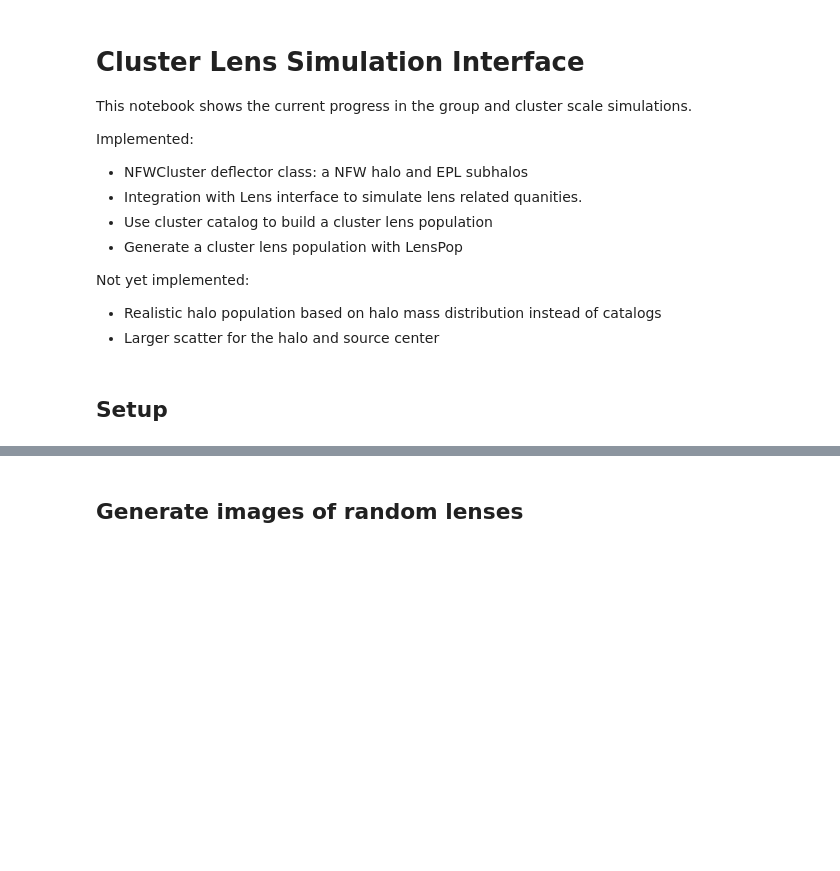
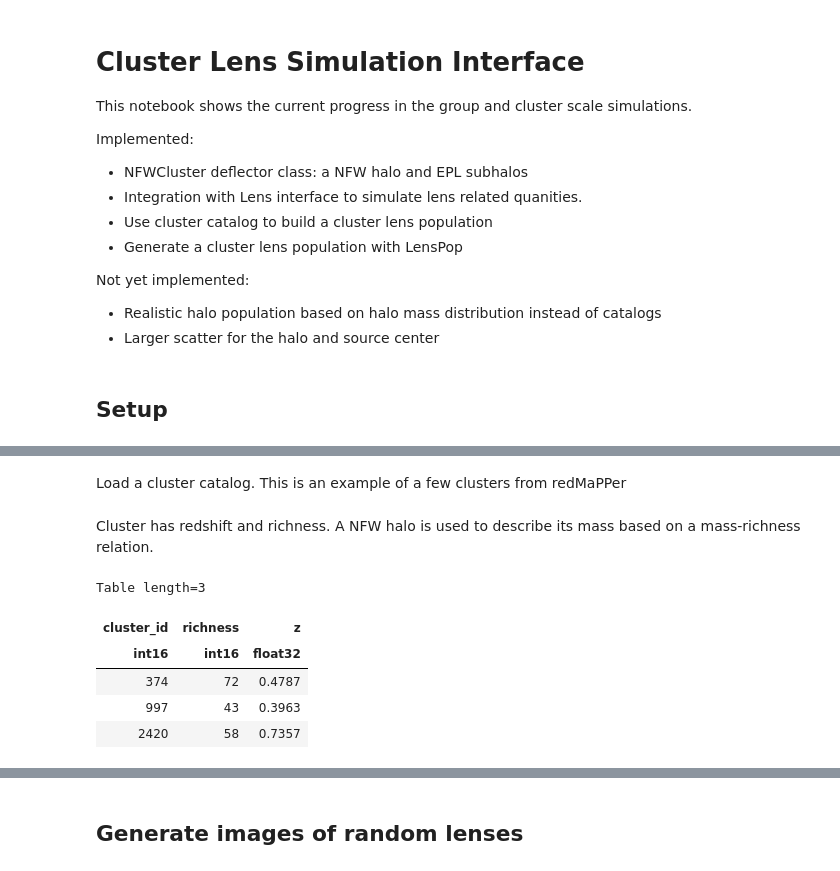
Before and after one commit to LSST-strong-lensing/slsim, a Jupyter notebook: notebooks/cluster_lens.ipynb, the cells around one changed output, grey strips where cells are left out. Saved outputs shown, nothing was run; the diff lists cells and outputs as text; code cells hidden in the pictures; blank space fills up the shorter version.

```diff
--- a/notebooks/cluster_lens.ipynb
+++ b/notebooks/cluster_lens.ipynb
@@ -63,0 +56,2 @@ cluster_lens_pop = LensPop(
+# %% [markdown]
+Load a cluster catalog. This is an example of a few clusters from redMaPPer
@@ -63,0 +61,11 @@ cluster_lens_pop = LensPop(
+# %% [markdown]
+Cluster has redshift and richness. A NFW halo is used to describe its mass based on a mass-richness relation.
+# %%
+cluster_catalog[:3]
+# %% [output]
+Table length=3
+| cluster_id | richness | z |
+| int16 | int16 | float32 |
+| 374 | 72 | 0.4787 |
+| 997 | 43 | 0.3963 |
+| 2420 | 58 | 0.7357 |
```
Also changed, not shown: parts of 11 cells of this notebook, 8 other files.
